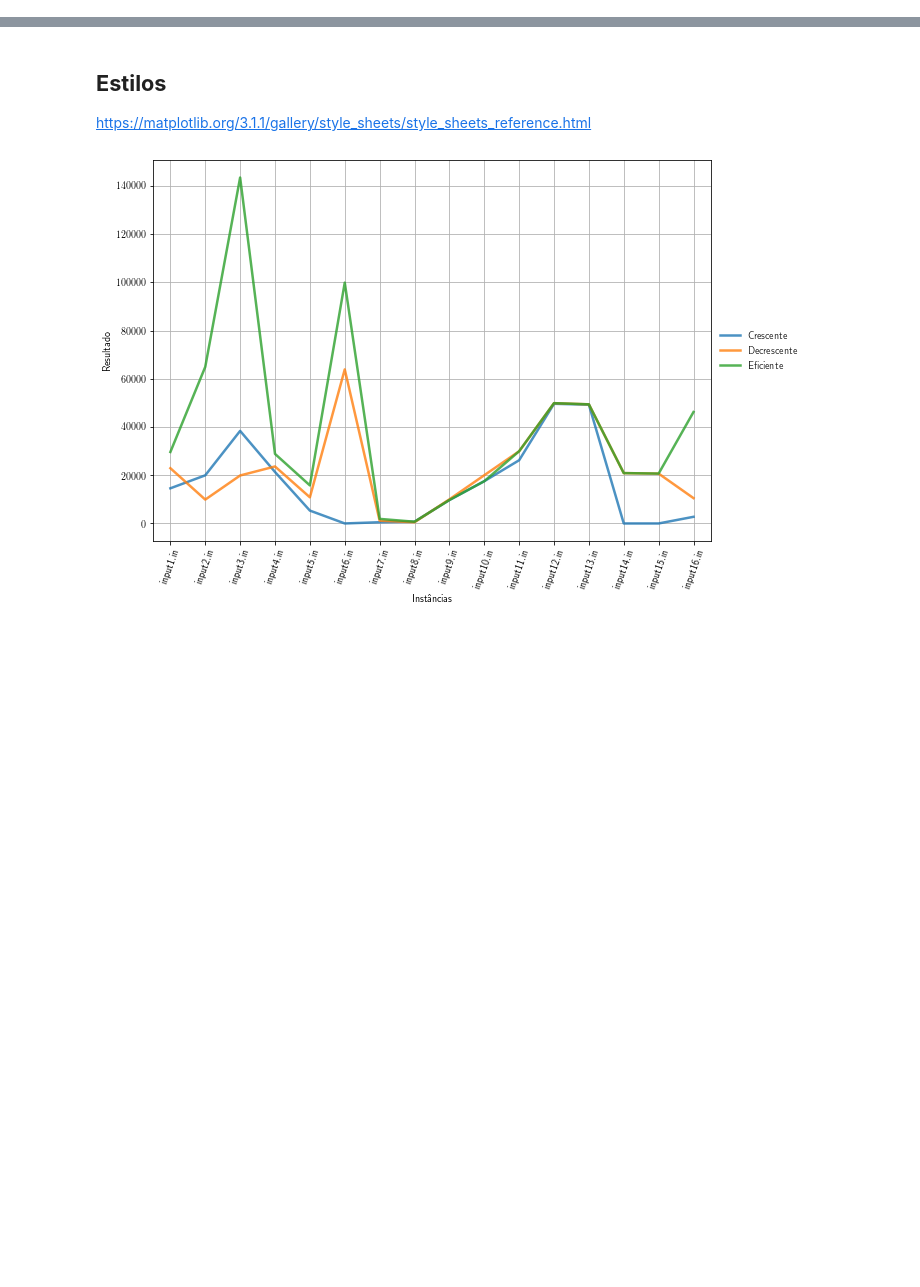
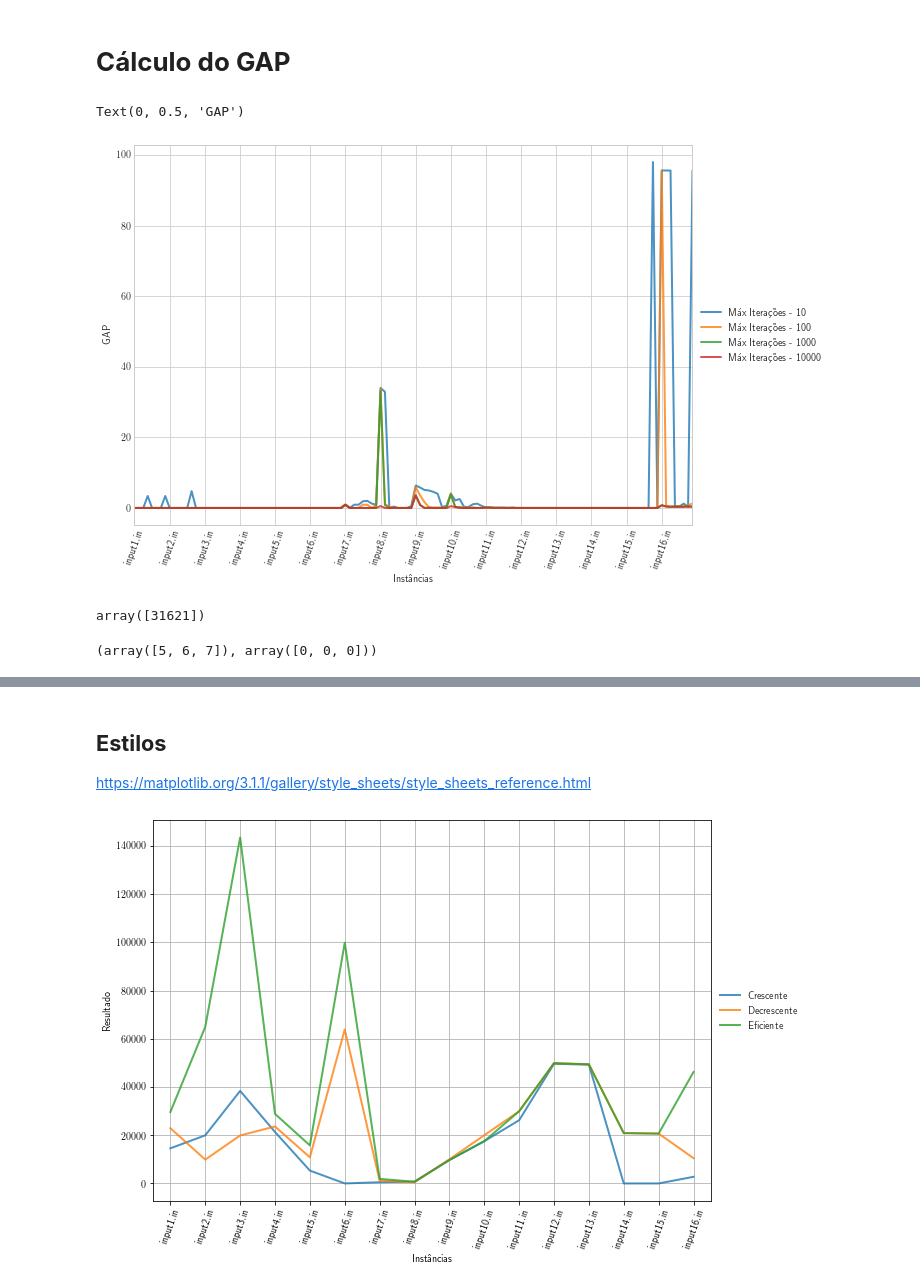
Before and after one commit to danbailo/T1-Teoria-Computacao, a Jupyter notebook: src/Trabalho 1 - Teoria da Computação.ipynb, the cells around one changed output, grey strips where cells are left out. Cells and saved outputs as stored; diff of their text form; code cells hidden in the pictures; blank space fills up the shorter version.

Commit message:
selecionando melhor it e janela do grasp

```diff
--- a/src/Trabalho 1 - Teoria da Computação.ipynb
+++ b/src/Trabalho 1 - Teoria da Computação.ipynb
@@ -42,0 +57,2 @@ results
+# %%
+grasp = df
@@ -42,0 +61,2 @@ results
+# %%
+exact = pd.read_json(os.path.join('..','results','result_exact.json')).T
@@ -42,0 +83,19 @@ results
+# %% [markdown]
+# **Cálculo do GAP**
+# %%
+gap_grasp = grasp.copy()
+# %%
+index_exact = 0
+for i in range(len(gap_grasp)):
+    if i!=0 and i%8 == 0:
+        index_exact = index_exact + 1
+    gap_grasp.iloc[i] = ((exact.loc[exact.index[index_exact]].values[0]-gap_grasp.iloc[i])/exact.loc[exact.index[index_exact]].values[0])*100
+# %%
+gap_grasp.plot(lw=2, alpha=0.8)
+plt.xticks(np.arange(0,128,8), instancias.copy(), rotation=70)
+plt.legend(loc='center left', bbox_to_anchor=(1.0, 0.5))
+plt.xlabel('Instâncias')
+plt.ylabel('GAP')
+# %% [output]
+Text(0, 0.5, 'GAP')
+[figure, added]
@@ -42,0 +104,4 @@ results
+# %%
+grasp.iloc[0].values
+# %% [output]
+array([31621])
@@ -42,0 +116,4 @@ results
+# %%
+np.where(grasp.loc['input16.in'].values == grasp.loc['input16.in'].values.max())
+# %% [output]
+(array([5, 6, 7]), array([0, 0, 0]))
```
Also changed, not shown: parts of 40 cells of this notebook.
